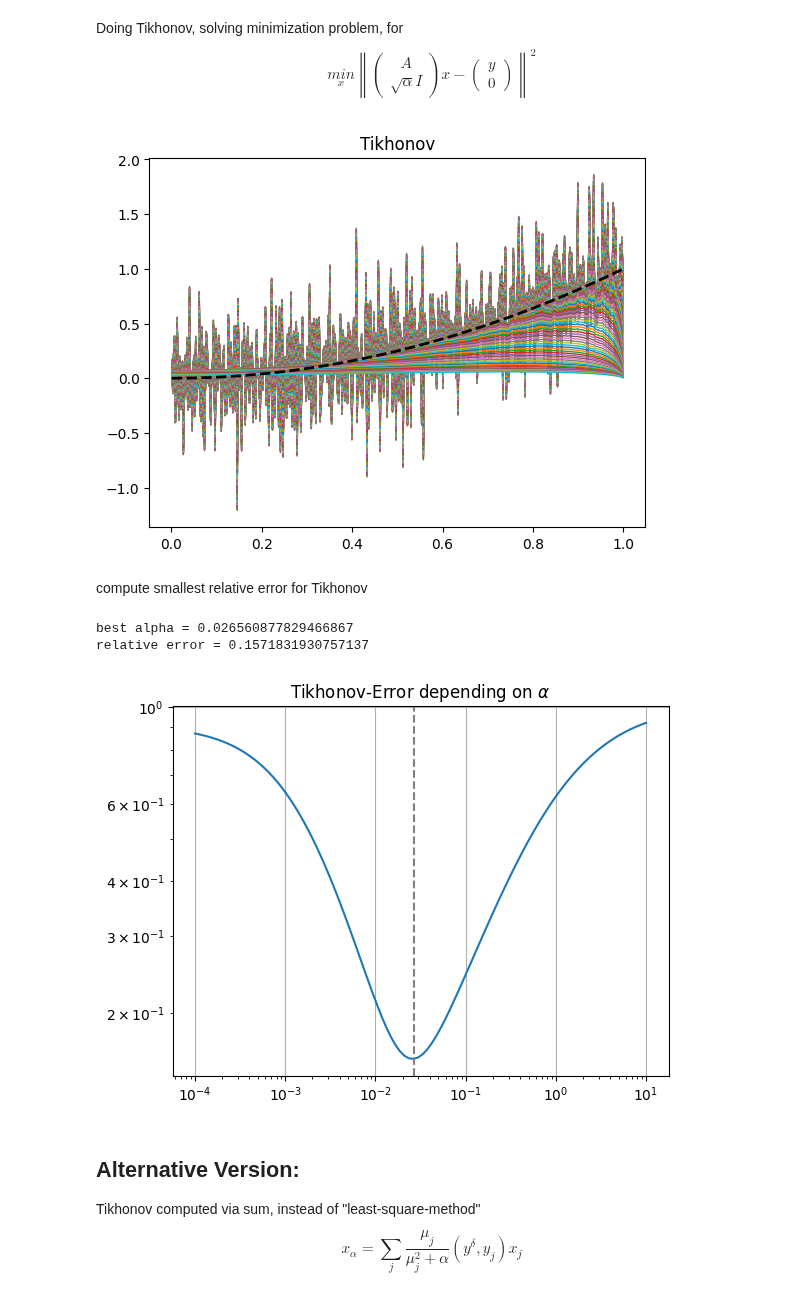
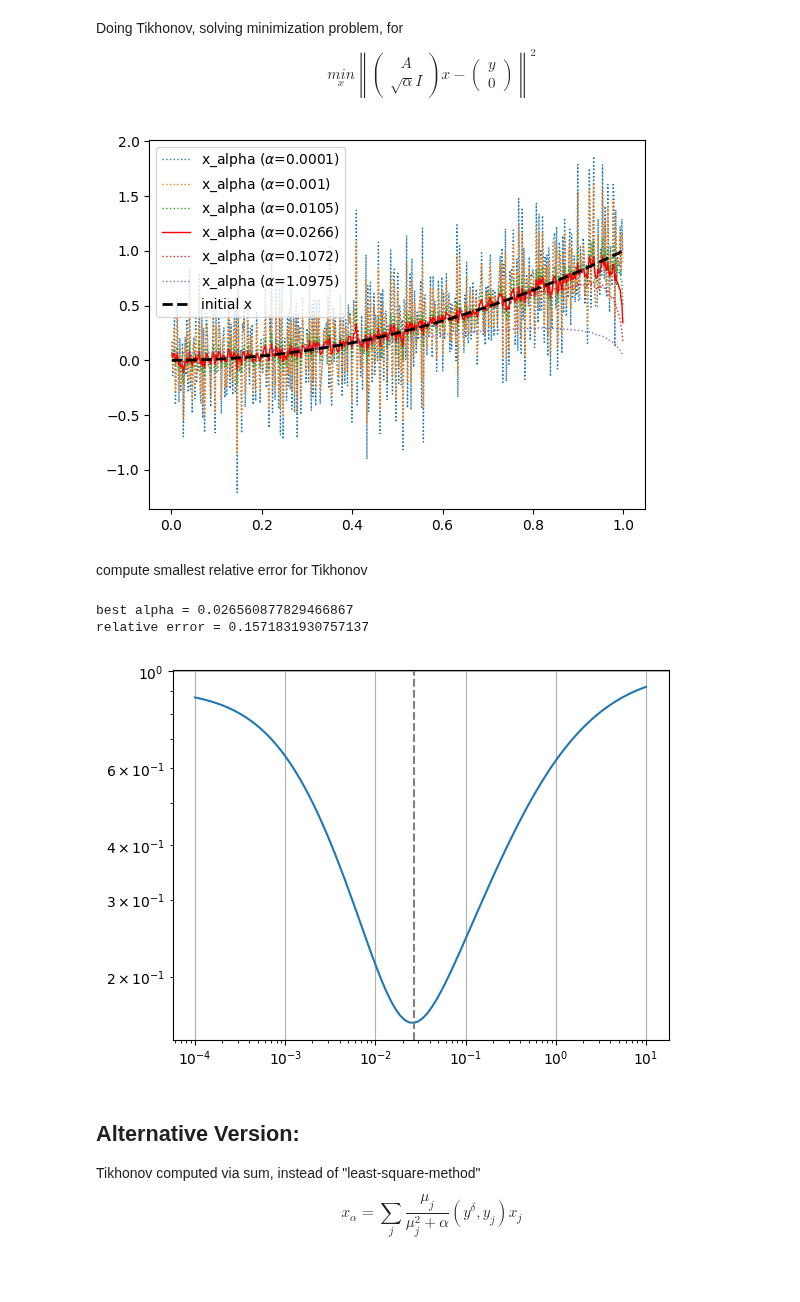
Before and after one commit to anschn05/InverseProblems, a Jupyter notebook: MiniProject1/Ex2_abel.ipynb, the cells around one changed output. Cells and saved outputs as stored; diff of their text form; code cells hidden in the pictures.

```diff
--- a/MiniProject1/Ex2_abel.ipynb
+++ b/MiniProject1/Ex2_abel.ipynb
@@ -58,38 +58,38 @@ and finding out for which k the error is minimal
 U, mu, Vt = np.linalg.svd(A)
 
 # region: TSVD
-k_top = 10
-alpha = 0.01
-error_TSVD = np.zeros(min(101,N))
+k_top = 100
+error_TSVD = np.zeros(min(100,N))
 
 plt.plot(s_grid,x_grid,label="initial x",linestyle='--',color='black',lw=2)
 
 x_TSVD = np.zeros(N)
 
-for k in range(min(101,N)):
+for k in range(min(100,N)):
     x_TSVD += np.dot(y_delta,U[:,k]) / mu[k] * Vt[k,:]
     # ERROR
     error_TSVD[k] = np.linalg.norm(x_grid - x_TSVD) / np.linalg.norm(x_grid)
     # PLOT
-    plt.plot(s_grid,x_TSVD, label=f"x_{k+1}",lw=1)
-
-
-plt.plot(s_grid,x_grid,label="initial x",linestyle='--',color='black',lw=2)
-# plt.legend()
-plt.title("TSVD")
-plt.show()
+    if k%20 == 19:
+        plt.plot(s_grid,x_TSVD, label=f"x_{k+1}",lw=1,linestyle=":")
+    if k==43:
+        plt.plot(s_grid,x_TSVD, label=f"x_{k+1}",lw=1,linestyle="-",color='red')
 
 #TSVD Error
 k_min = np.argmin(error_TSVD)
 minError_TSVD = np.min(error_TSVD)
 # minError depending on k
-print("k_min:",k_min+1,"\t -->(already with right index, as in the exercise)")
+print("k_min:",k_min)
 print("minError:",minError_TSVD)
 
+plt.plot(s_grid,x_grid,label="initial x",linestyle='--',color='black',lw=2)
+plt.legend()
+# plt.title("TSVD Regularization")
+plt.show()
 
 plt.semilogy(error_TSVD)
 plt.axvline(k_min,linestyle="--",color="grey")
-plt.title("TSVD-error depending on k")
+# plt.title("TSVD-Error depending on k")
 plt.grid(True)
 plt.show()
 #endregion
@@ -116,29 +116,30 @@ y \\
 \right\|^2
 $$
 # %%
-# region: Tikhonov
 k_top = 100
-# alpha = 0.01
 a_array = 10**np.linspace(-4,1,k_top)
+error_Tik = np.zeros(len(a_array))
 
-error_Tik = np.zeros(len(a_array))
 for k,alpha in enumerate(a_array):
     A_Tik = np.vstack([A,np.sqrt(alpha) * np.eye(N)])
     y_Tik = np.concatenate([y_delta,np.zeros(N)])
 
     x_Tik, residuals, rank, s = np.linalg.lstsq(A_Tik, y_Tik, rcond=None)
     error_Tik[k] = np.linalg.norm(x_grid - x_Tik) / np.linalg.norm(x_grid)
 
-    plt.plot(s_grid,x_Tik,label=f"x_alpha with alpha={alpha}",lw=1)
+    if k%20 == 0:
+        plt.plot(s_grid,x_Tik,label=f"x_alpha ($\\alpha$={round(alpha,4)})",lw=1,linestyle=":")
+    #plot the graph, with the least error:
+    if 0.026 <= alpha <= 0.027:
+        plt.plot(s_grid,x_Tik,label=f"x_alpha ($\\alpha$={round(alpha,4)})",lw=1,linestyle="-",color='red')
+
 plt.plot(s_grid,x_grid,label="initial x",linestyle='--',color='black',lw=2)
 
-# plt.plot(s_grid,x_grid,label="initial x",linestyle='--',color='black',lw=2)
-# plt.legend()
-plt.title("Tikhonov")
+plt.legend()
+# plt.title("Tikhonov Regularisation")
 plt.show()
-#endregion
 # %% [output]
-[figure, old version]
+[figure, new version]
 # %% [markdown]
 compute smallest relative error for Tikhonov
 # %%
@@ -150,14 +151,14 @@ print("best alpha =", alpha_opt)
 print("relative error =", min_error)
 
 plt.loglog(a_array,error_Tik)
-plt.title("Tikhonov-Error depending on $\\alpha$")
+# plt.title("Tikhonov-Error depending on $\\alpha$")
 plt.axvline(alpha_opt,linestyle="--",color="grey")
 plt.grid(True)
 plt.show()
 # %% [output]
 best alpha = 0.026560877829466867
 relative error = 0.1571831930757137
-[figure, old version]
+[figure, new version]
 # %% [markdown]
 ## Alternative Version:
 Tikhonov computed via sum, instead of "least-square-method"
```
Also changed, not shown: parts of 3 cells of this notebook, 5 other files.
